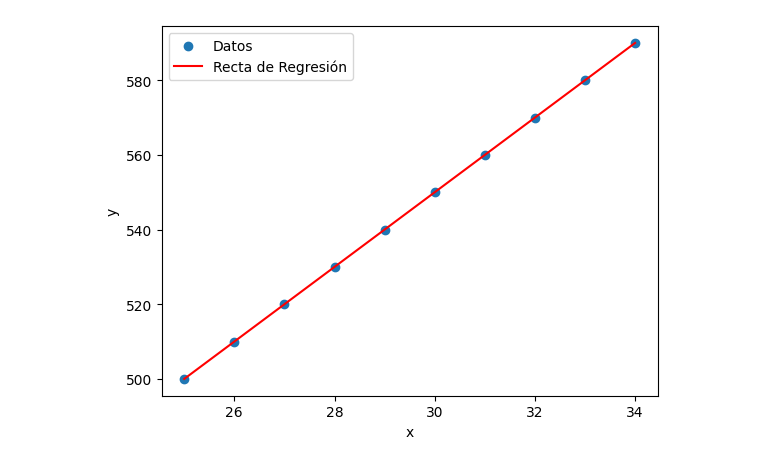
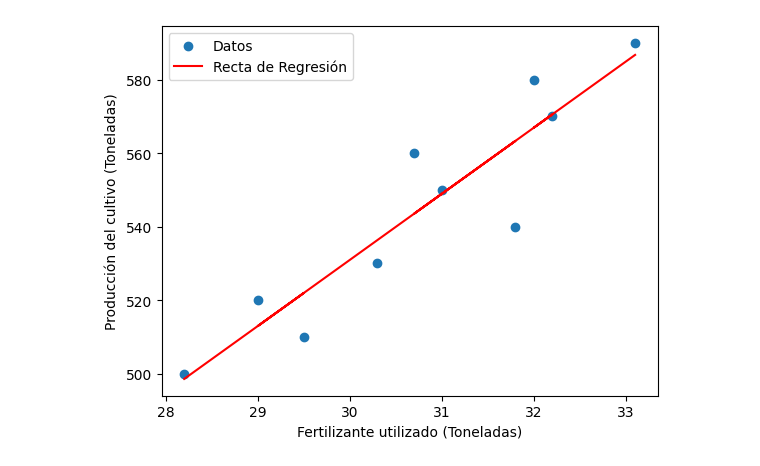
Before and after one commit to PatricioFigueroa/Informe-m-todo-num-rico, a Jupyter notebook: Método_Numerico.ipynb, the cells around one changed output. Cells and saved outputs as stored; diff of their text form; code cells hidden in the pictures.

```diff
--- a/Método_Numerico.ipynb
+++ b/Método_Numerico.ipynb
@@ -17,20 +17,18 @@ def regresion_lineal(x, y):
 
 y = np.array([500, 510, 520, 530, 540, 550, 560, 570, 580, 590])
 # %%
-x = np.array([25, 26, 27, 28, 29, 30, 31, 32, 33, 34])
-
-# Calcula los coeficientes de la regresión lineal
-m, n = regresion_lineal(x, y)
+fertilizante_x = np.array([28.2, 29.5, 29.0, 30.3, 31.8, 31.0, 30.7, 32.2, 32.0, 33.1])
+m, n = regresion_lineal(fertilizante_x, y)
 
 # Calcula los valores de y predichos por la regresión lineal
-y_pred = m * x + n
+y_pred = m * fertilizante_x + n
 
 # Grafica los puntos y la recta de regresión
-plt.scatter(x, y, label='Datos')
-plt.plot(x, y_pred, color='red', label='Recta de Regresión')
-plt.xlabel('x')
-plt.ylabel('y')
+plt.scatter(fertilizante_x, y, label='Datos')
+plt.plot(fertilizante_x, y_pred, color='red', label='Recta de Regresión')
+plt.xlabel('Fertilizante utilizado (Toneladas)')
+plt.ylabel('Producción del cultivo (Toneladas)')
 plt.legend()
 plt.show()
 # %% [output]
-[figure, old version]
+[figure, new version]
```
